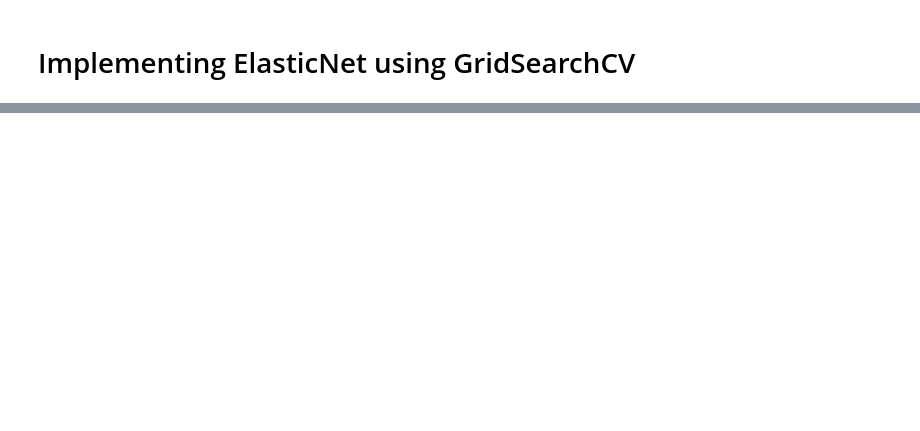
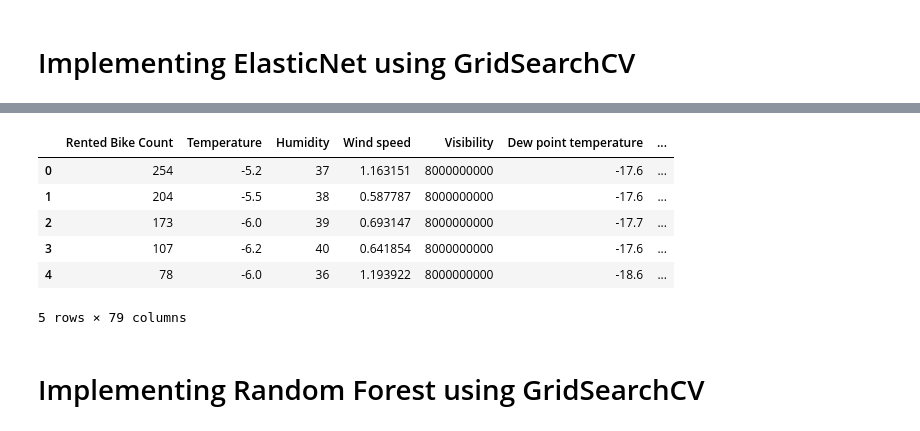
Before and after one commit to jatinsharma16/Capstone-Project-Linear-Regression, a Jupyter notebook: Bike_Sharing_Demand_Prediction_Capstone_Project.ipynb, the cells around one changed output, grey strips where cells are left out. Saved outputs shown, nothing was run; the diff lists cells and outputs as text; code cells hidden in the pictures; blank space fills up the shorter version.

Commit message:
LR and ElasticNet implementation using gridsearchCV

```diff
--- a/Bike_Sharing_Demand_Prediction_Capstone_Project.ipynb
+++ b/Bike_Sharing_Demand_Prediction_Capstone_Project.ipynb
@@ -501,0 +655,13 @@ Understandind the concepts of ElasticNet, Lasso, Ridge and GridSearchCV:
+# %%
+# Removing the skewness from every variable
+df_copy.head()
+# %% [output]
+|  | Rented Bike Count | Temperature | Humidity | Wind speed | Visibility | Dew point temperature | ... |
+| 0 | 254 | -5.2 | 37 | 1.163151 | 8000000000 | -17.6 | ... |
+| 1 | 204 | -5.5 | 38 | 0.587787 | 8000000000 | -17.6 | ... |
+| 2 | 173 | -6.0 | 39 | 0.693147 | 8000000000 | -17.7 | ... |
+| 3 | 107 | -6.2 | 40 | 0.641854 | 8000000000 | -17.6 | ... |
+| 4 | 78 | -6.0 | 36 | 1.193922 | 8000000000 | -18.6 | ... |
+5 rows × 79 columns
+# %% [markdown]
+<h1> Implementing Random Forest using GridSearchCV
```
Also changed, not shown: parts of 40 cells of this notebook.
